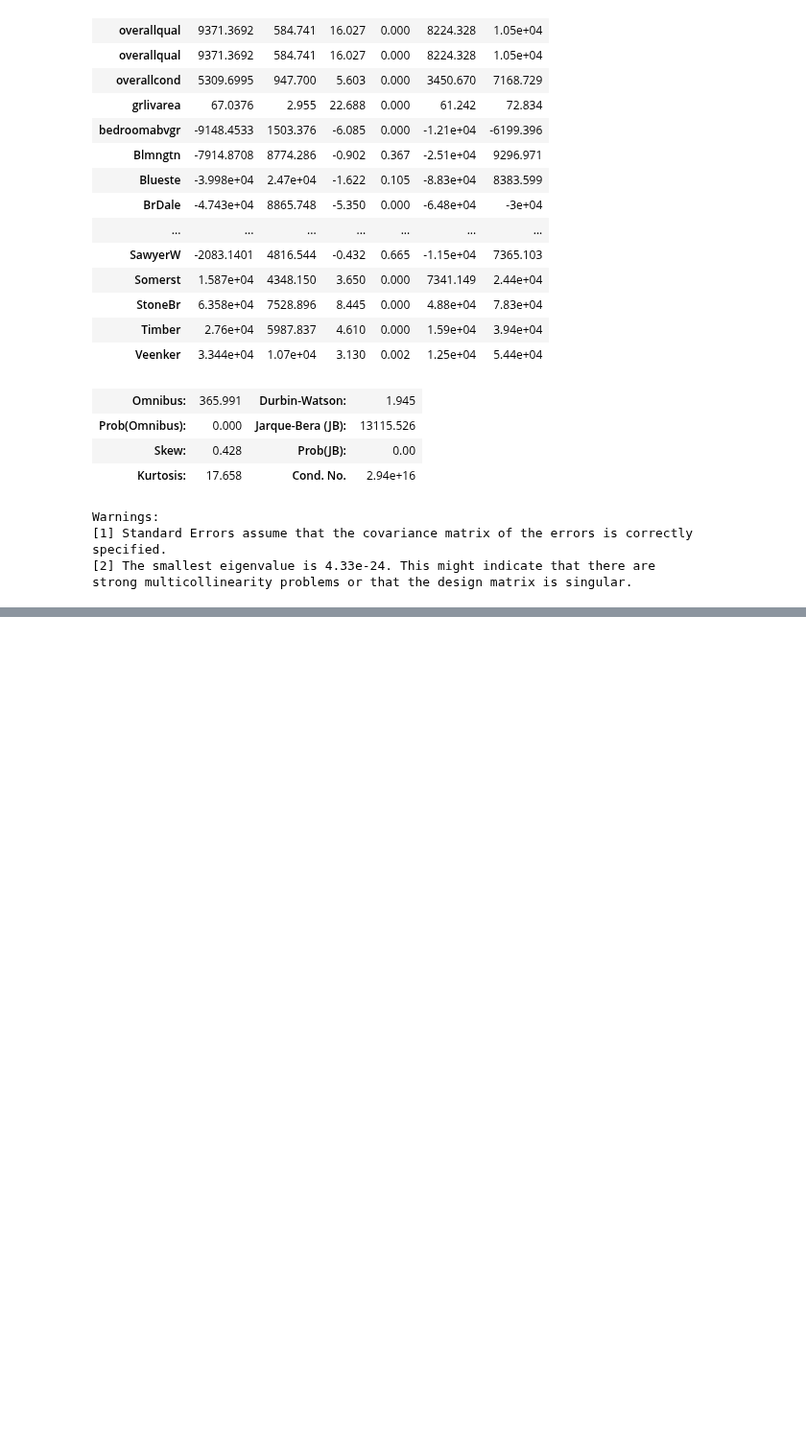
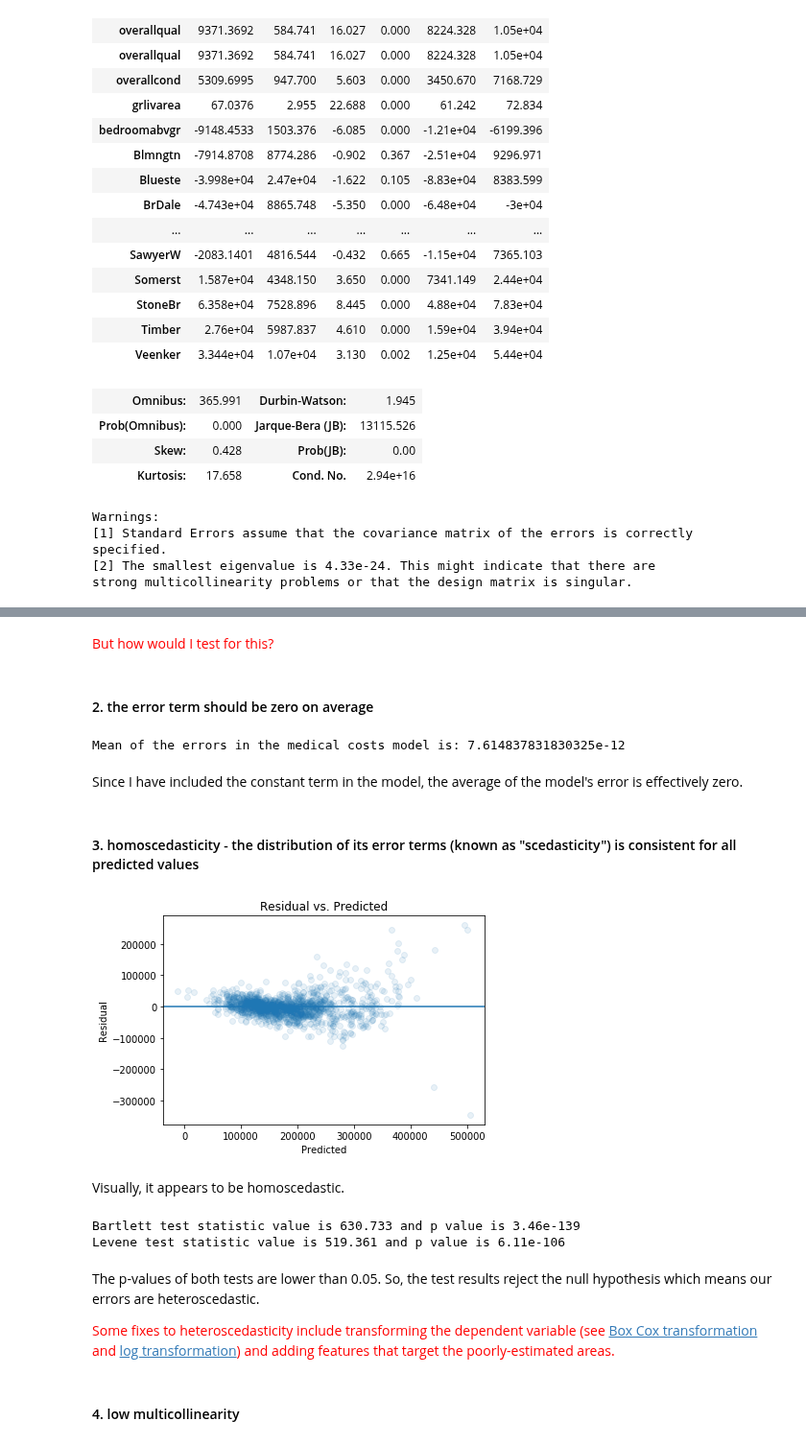
Before and after one commit to mrkjhsn/Thinkful-Exercises, a Jupyter notebook: linear_regression_housing_prices.ipynb, the cells around one changed output, grey strips where cells are left out. Shown at 96% size. Drawn from its saved outputs; the diff is of its cells as text; code cells hidden in the pictures; blank space fills up the shorter version.

```diff
--- a/linear_regression_housing_prices.ipynb
+++ b/linear_regression_housing_prices.ipynb
@@ -302,0 +310,44 @@ strong multicollinearity problems or that the design matrix is singular.
+# %% [markdown]
+<font color=red>But how would I test for this?</font>
+# %% [markdown]
+#### 2. the error term should be zero on average
+# %%
+predictions = lrm.predict(X)
+errors = Y - predictions
+
+print("Mean of the errors in the medical costs model is: {}".format(np.mean(errors)))
+# %% [output]
+Mean of the errors in the medical costs model is: 7.614837831830325e-12
+# %% [markdown]
+Since I have included the constant term in the model, the average of the model's error is effectively zero.
+# %% [markdown]
+#### 3. homoscedasticity - the distribution of its error terms (known as "scedasticity") is consistent for all predicted values
+# %%
+plt.scatter(predictions, errors, alpha=.1)
+plt.xlabel('Predicted')
+plt.ylabel('Residual')
+plt.axhline(y=0)
+plt.title('Residual vs. Predicted')
+plt.show()
+# %% [output]
+[figure, added]
+# %% [markdown]
+Visually, it appears to be homoscedastic.
+# %%
+from scipy.stats import bartlett
+from scipy.stats import levene
+
+bart_stats = bartlett(predictions, errors)
+lev_stats = levene(predictions, errors)
+
+print("Bartlett test statistic value is {0:3g} and p value is {1:.3g}".format(bart_stats[0], bart_stats[1]))
+print("Levene test statistic value is {0:3g} and p value is {1:.3g}".format(lev_stats[0], lev_stats[1]))
+# %% [output]
+Bartlett test statistic value is 630.733 and p value is 3.46e-139
+Levene test statistic value is 519.361 and p value is 6.11e-106
+# %% [markdown]
+The p-values of both tests are lower than 0.05. So, the test results reject the null hypothesis which means our errors are heteroscedastic.
+
+<font color=red> Some fixes to heteroscedasticity include transforming the dependent variable (see [Box Cox transformation](https://www.statisticshowto.datasciencecentral.com/box-cox-transformation/) and [log transformation](https://www.ncbi.nlm.nih.gov/pmc/articles/PMC4120293/)) and adding features that target the poorly-estimated areas.</font>
+# %% [markdown]
+#### 4. low multicollinearity
```
Also changed, not shown: parts of 23 cells of this notebook.
